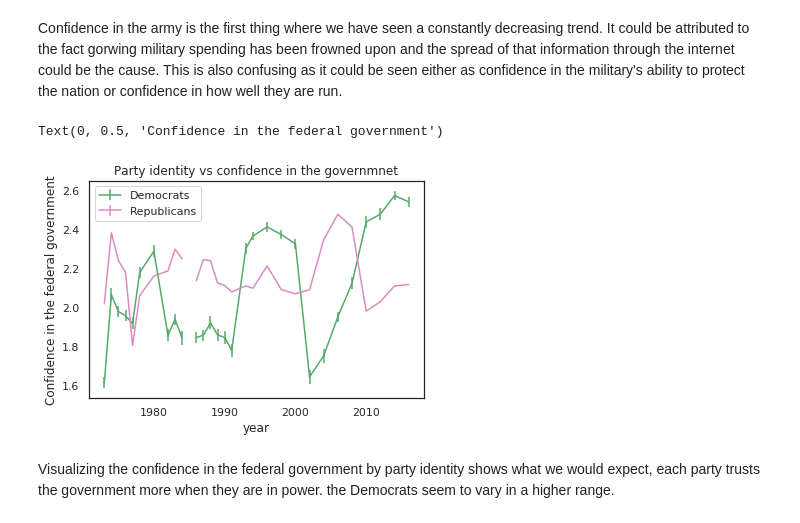
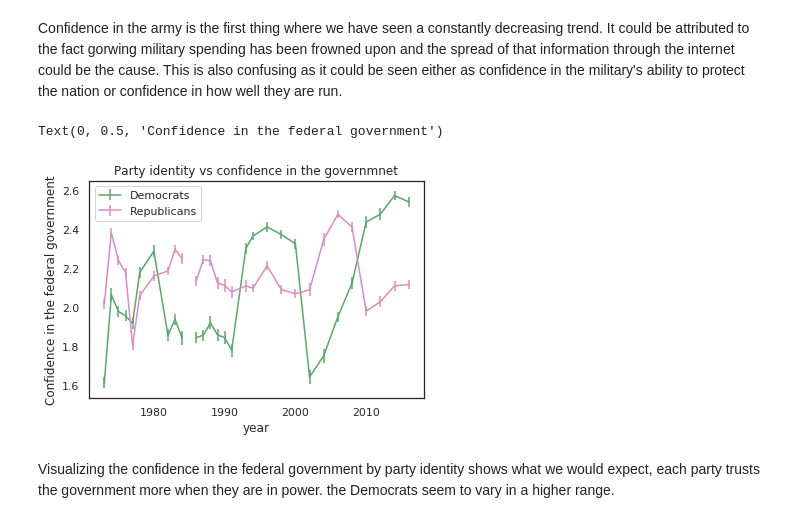
Before and after one commit to ssreekanth2000/project_2, a Jupyter notebook: project02.ipynb, the cells around one changed output. Cells and saved outputs as stored; diff of their text form; code cells hidden in the pictures.

```diff
--- a/project02.ipynb
+++ b/project02.ipynb
@@ -158,28 +158,28 @@ Confidence in the army is the first thing where we have seen a constantly decrea
 # %%
 repub=gss[(gss['partyid']>=0) & (gss['partyid']<=2)];
 demo=gss[(gss['partyid']>=4) & (gss['partyid']<7)];
 
 
 fig, ax = subplots()
 grouped6=repub.groupby('year')
 grouped2=demo.groupby('year')
 
 series2=grouped2['confed'].mean()
 
 series6=grouped6['confed'].mean()
 err2=grouped2['confed'].sem()
 
 err6=grouped6['confed'].sem()
 series2.plot(color='C2',yerr=err2)
 
 
-series6.plot(color='C6',yerr=err5)
+series6.plot(color='C6',yerr=err6)
 ax.legend(["Democrats","Republicans"])
 plt.title("Party identity vs confidence in the governmnet")
 plt.ylabel('Confidence in the federal government')
 # %% [output]
 Text(0, 0.5, 'Confidence in the federal government')
-[figure, old version]
+[figure, new version]
 # %% [markdown]
 Visualizing  the confidence in the federal government by  party identity shows what we would expect, each party trusts the government more when they are in power. the Democrats seem to vary in a higher range.
 # %%
```
Also changed, not shown: parts of 10 cells of this notebook.
